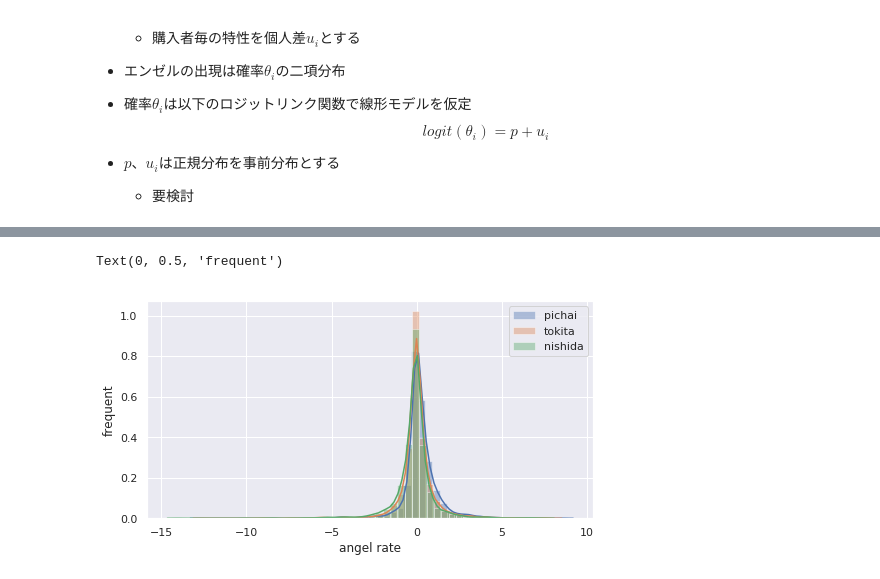
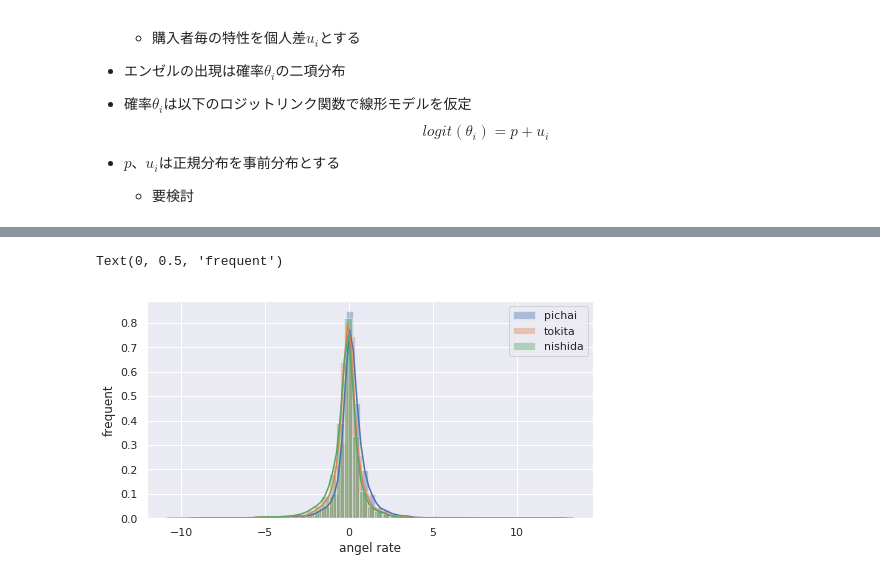
Before and after one commit to tok41/choco-ball-statistics, a Jupyter notebook: analysis/jupyter/estimate-angel-rate-multi.ipynb, the cells around one changed output, grey strips where cells are left out. Saved outputs shown, nothing was run; the diff lists cells and outputs as text; code cells hidden in the pictures.

```diff
--- a/analysis/jupyter/estimate-angel-rate-multi.ipynb
+++ b/analysis/jupyter/estimate-angel-rate-multi.ipynb
@@ -68,6 +68,7 @@ buyer = data['buyer'].values
 buyer_idx = pd.Categorical(data['buyer']).codes
 buyer_cat = pd.Categorical(data['buyer']).categories
 data['buyer_idx'] = buyer_idx
+lst_buyer = list(set(buyer_idx))
 print(buyer_cat)
 print(set(buyer_idx))
 # %% [output]
@@ -118,9 +126,9 @@ fig = plt.figure(figsize=(8, 4))
 ax = fig.subplots(1, 1)
 
 for i in np.arange(len(buyer_cat)):
-    sns.distplot(trace['theta'][:,i], label=name_dict[buyer_cat[i]], ax=ax)
+    sns.distplot(trace_iso['theta'][:,i], label=name_dict[buyer_cat[i]], ax=ax)
 ax.legend()
 ax.set_xlabel('angel rate')
 ax.set_ylabel('frequent')
-plt.savefig('buyer_effect.png')
+plt.savefig('buyer_effect_iso.png')
 # %% [output]
@@ -127,0 +136,17 @@ plt.savefig('buyer_effect.png')
+# %%
+# 差の分布を確認
+n_c = len(list(itertools.combinations(np.arange(0, len(lst_buyer)), 2)))
+n_col = 3
+n_row = math.ceil(n_c/n_col)
+fig = plt.figure(figsize=(12, 3*n_row))
+ax = fig.subplots(n_row, n_col)
+if n_row == 1:
+    ax = ax[np.newaxis, :]
+
+cnt=0
+for (i,j) in itertools.combinations(np.arange(0, len(lst_buyer)), 2):
+    theta_diff = trace_iso['theta'][:, i] - trace_iso['theta'][:, j]
+    pm.plot_posterior(theta_diff, ref_val=0, ax=ax[int(cnt/n_col), int(cnt%n_col)])
+    ax[int(cnt/n_col), int(cnt%n_col)].set_title('{}-{}'.format(name_dict[buyer_cat[i]], name_dict[buyer_cat[j]]))
+    cnt+=1
+plt.savefig('buyer_effect_diff_isomodel.png')
@@ -139,19 +166,17 @@ $$
 - $p$、$u_i$は正規分布を事前分布とする
   - 要検討
 # %%
-with pm.Model() as comparing_buyer_m:
-    # 事前分布
+with pm.Model() as comparing_buyer_m1:
+    su = pm.HalfNormal('su', sd=10)
     p = pm.Normal('p', mu=0, sd=10)
-
-    su = pm.HalfNormal('su', sd=10)
     u = pm.Normal('u', mu=0, sd=su, shape=len(set(buyer_idx)))
 
-    # 尤度
-    angel = pm.Binomial('angel', n=total_counts, p=pm.invlogit(p+u), observed=angel_counts)
+    angel = pm.Binomial('angel',
+                        n=total_counts[lst_buyer],
+                        p=pm.math.sigmoid(p+u[lst_buyer]), observed=angel_counts[lst_buyer])
 
-    # sample
-    trace = pm.sample(3000, chains=3)
-pm.traceplot(trace)
+    trace_h1 = pm.sample(3000, chains=3)
+pm.traceplot(trace_h1)
 # %% [output]
 Auto-assigning NUTS sampler...
 Initializing NUTS using jitter+adapt_diag...
@@ -232,13 +216,12 @@ array([<matplotlib.axes._subplots.AxesSubplot object at 0x...>,
 # %%
 fig = plt.figure(figsize=(8, 4))
 ax = fig.subplots(1, 1)
 
 for i in np.arange(len(buyer_cat)):
-    sns.distplot(trace['u'][:,i], label=name_dict[buyer_cat[i]], ax=ax)
+    sns.distplot(trace_h1['u'][:,i], label=name_dict[buyer_cat[i]], ax=ax)
 ax.legend()
 ax.set_xlabel('angel rate')
 ax.set_ylabel('frequent')
-#plt.savefig('buyer_effect.png')
 # %% [output]
 Text(0, 0.5, 'frequent')
-[figure, old version]
+[figure, new version]
```
Also changed, not shown: parts of 24 cells of this notebook.
